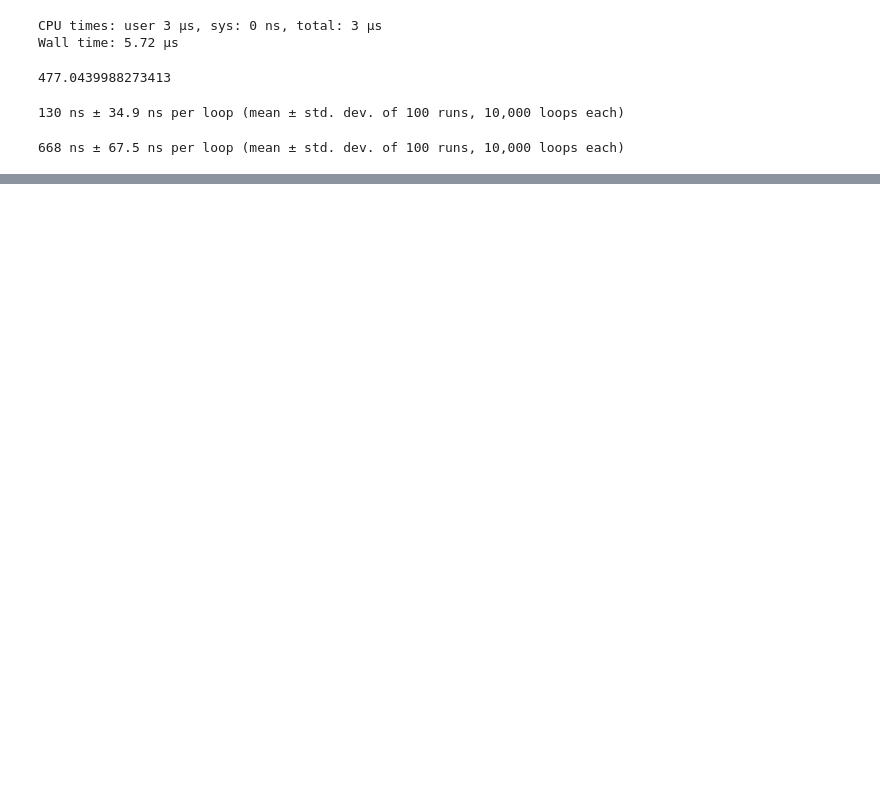
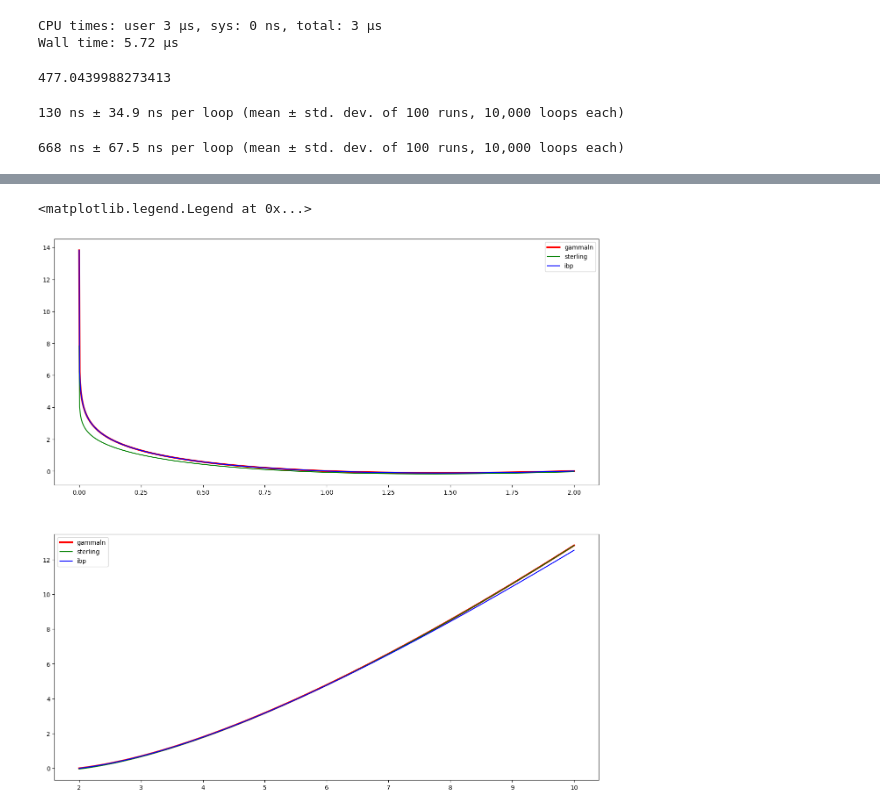
Before and after one commit to Blue-Yonder-OSS/cyclic-boosting, a Jupyter notebook: examples/gammaln_test.ipynb, the cells around one changed output, grey strips where cells are left out. Drawn from its saved outputs; the diff is of its cells as text; code cells hidden in the pictures; blank space fills up the shorter version.

```diff
--- a/examples/gammaln_test.ipynb
+++ b/examples/gammaln_test.ipynb
@@ -86,6 +98,7 @@ for x in [0.1, 0.2, 0.5, 1.0, 1.5, 2.0, 5.0, 7.5, 10, 15, 20, 30]:
     print(
         x,
         abs(gammaln_pos_float(x) - gammaln(x)),
-        abs(np.exp(gammaln_pos_float_2(x)) - np.exp(gammaln(x))),
+        abs(np.exp(gammaln_pos_float(x)) - np.exp(gammaln(x))),
+        abs(gamma(x) - np.exp(gammaln(x))),
     )
 # %% [output]
@@ -106,19 +119,14 @@ for x in [0.1, 0.2, 0.5, 1.0, 1.5, 2.0, 5.0, 7.5, 10, 15, 20, 30]:
 def gammaln_pos_float_2(z: float64):
     """Logarithm of the Gamma function for positive integer values (as float64)."""
 
-    if z > 2.0:
-        # Has error
-        f = np.log(np.sqrt(2 * np.pi))
-        return f + np.log(z) * (z - 0.5) - z
-    else:
-        x = 10.0
-        result = 0.0
-        for n in range(30):
-            denominator = 1.0
-            for i in range(n + 1):
-                denominator *= z + i
-            result += x**n / denominator
-        return np.log(x**z * np.exp(-x) * result)
+    x = 12.0
+    result = 0.0
+    for n in range(30):
+        denominator = 1.0
+        for i in range(n + 1):
+            denominator *= z + i
+        result += x**n / denominator
+    return np.log(x**z * np.exp(-x) * result)
 # %%
 %%timeit -r 100 -n 10000
 gammaln_pos_float_2(1.5)
@@ -169,0 +204,21 @@ for x in [0.1, 0.2, 0.3, 0.4, 0.5, 0.6, 0.7, 0.8, 0.9]:
+# %%
+from matplotlib import pyplot as plt
+
+# import seaborn as sns
+
+
+fig, [ax1, ax2] = plt.subplots(2, 1, figsize=(16, 16))
+
+x = np.linspace(1e-6, 2, 1000)
+ax1.plot(x, [gammaln(i) for i in x], "-r", label="gammaln", linewidth=3)
+ax1.plot(x, [gammaln_pos_float(i) for i in x], "-g", label="sterling")
+ax1.plot(x, [gammaln_pos_float_2(i) for i in x], "-b", label="ibp")
+ax1.legend()
+x = np.linspace(2, 10, 1000)
+ax2.plot(x, [gammaln(i) for i in x], "-r", label="gammaln", linewidth=3)
+ax2.plot(x, [gammaln_pos_float(i) for i in x], "-g", label="sterling")
+ax2.plot(x, [gammaln_pos_float_2(i) for i in x], "-b", label="ibp")
+ax2.legend()
+# %% [output]
+<matplotlib.legend.Legend at 0x...>
+[figure, added]
```
Also changed, not shown: parts of 15 cells of this notebook.
